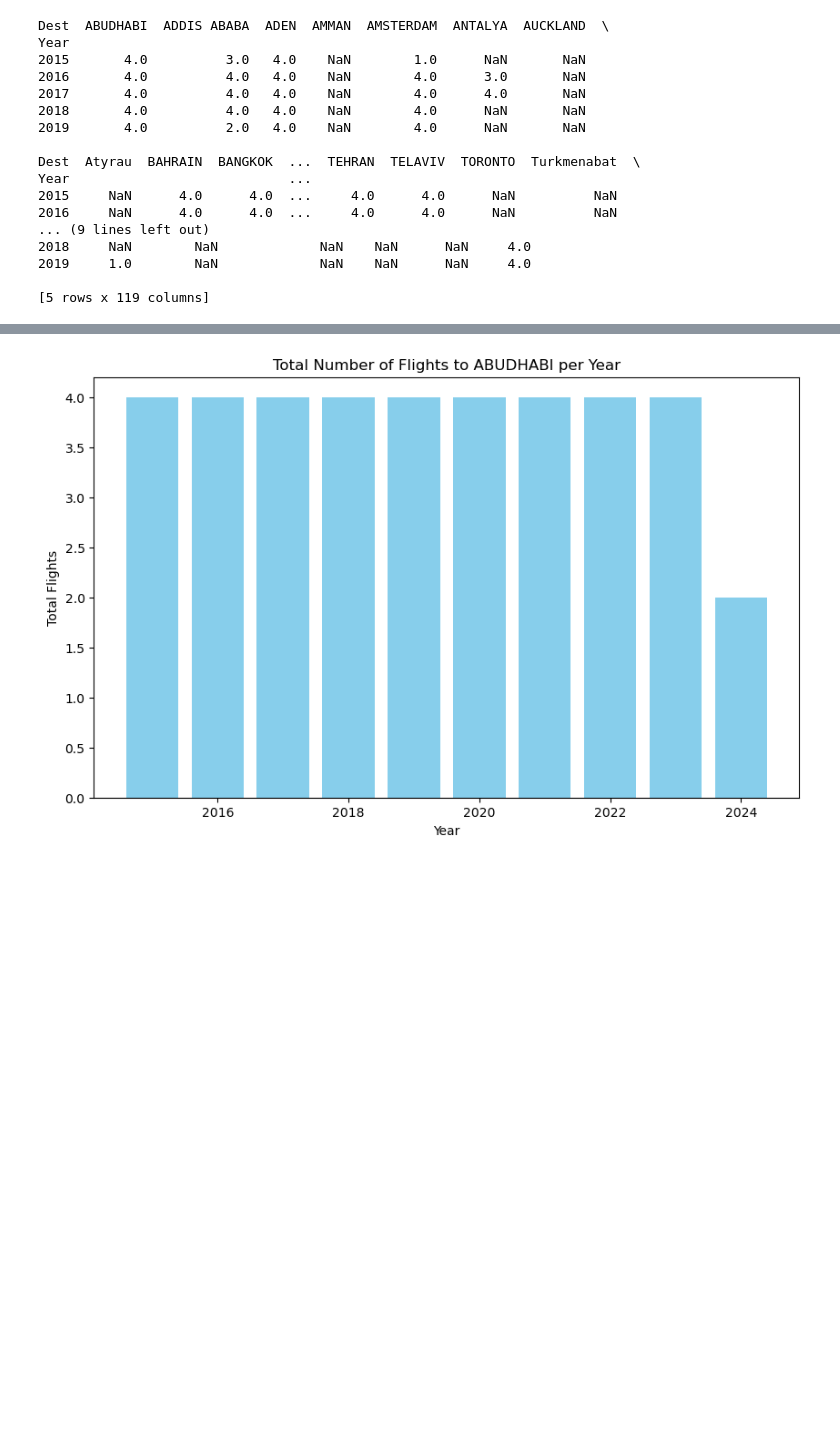
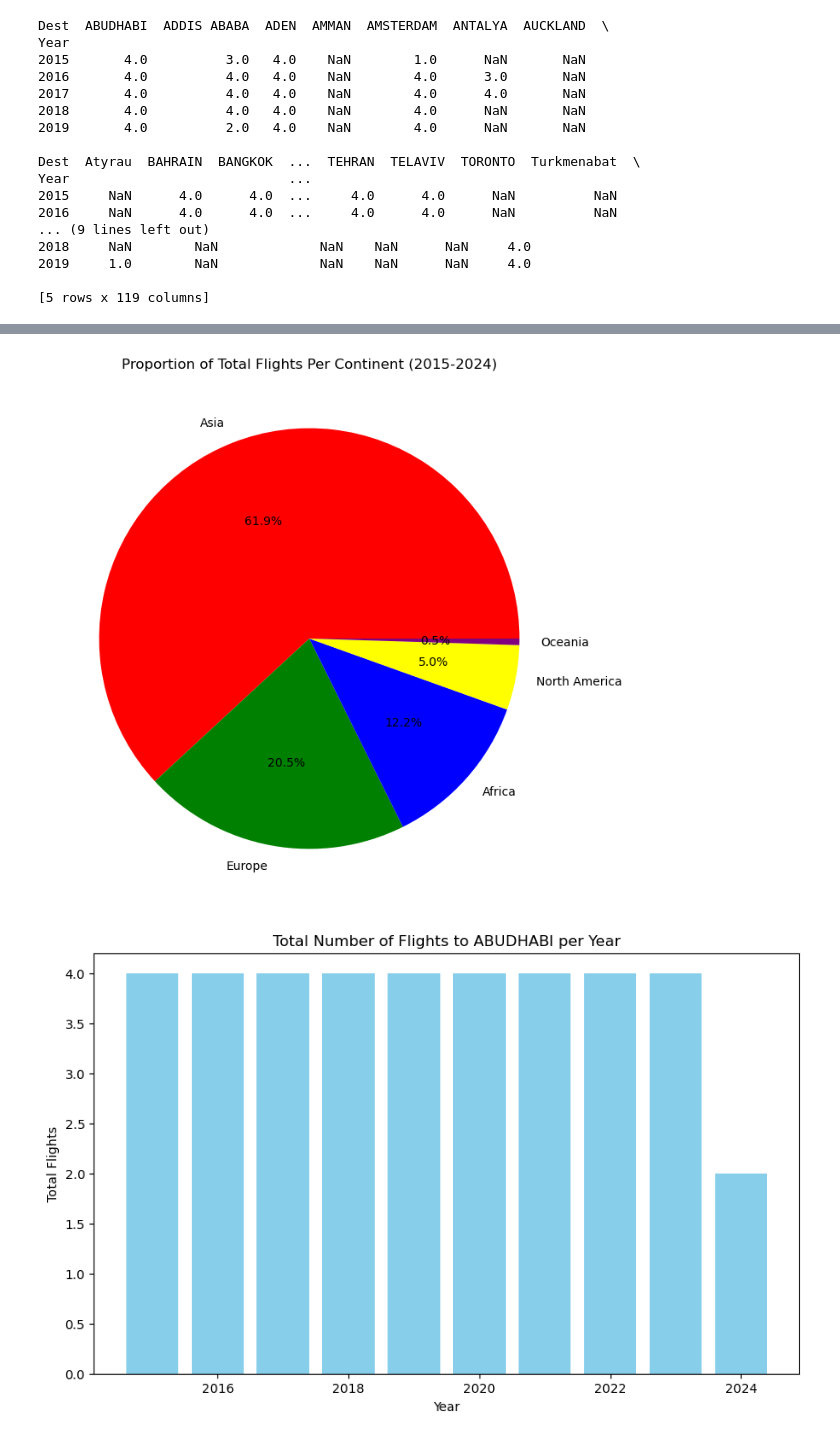
Before and after one commit to rushiraj070/Mumbai_Airport-International_Flight_Analysis, a Jupyter notebook: notebooks/visualization.ipynb, the cells around one changed output, grey strips where cells are left out. Cells and saved outputs as stored; diff of their text form; code cells hidden in the pictures; blank space fills up the shorter version.

```diff
--- a/notebooks/visualization.ipynb
+++ b/notebooks/visualization.ipynb
@@ -139,3 +185,11 @@ plt.show()
+# %%
+# Plotting the pie chart
+plt.figure(figsize=(8, 8))
+plt.pie(top_10_continents['Total Flights'], labels=top_10_continents['Continent'], autopct='%1.1f%%', colors=['red', 'green', 'blue', 'yellow', 'purple', 'orange', 'pink', 'grey', 'cyan', 'brown'])
+plt.title('Proportion of Total Flights Per Continent (2015-2024)')
+plt.show()
+# %% [output]
+[figure, added]
 # %%
 # Filter for ABUDHABI destination
 df_abudhabi = df_flights[df_flights['Dest'] == 'ABUDHABI']
```
Also changed, not shown: parts of 7 cells of this notebook, 2 other files.
